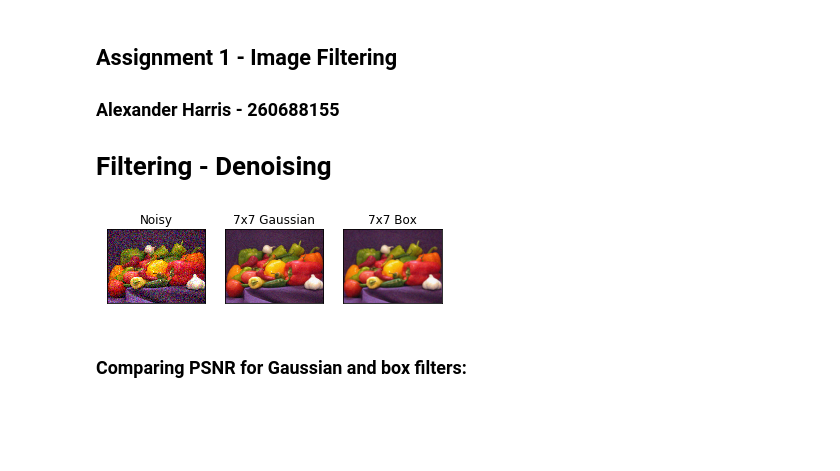
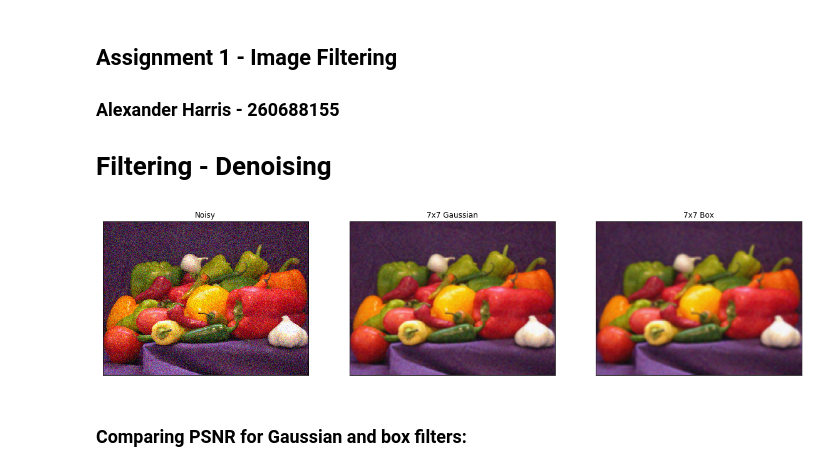
Before and after one commit to alexH2456/ECSE415, a Jupyter notebook: src/a1/Filtering-Denoising.ipynb, the cells around one changed output. Cells and saved outputs as stored; diff of their text form; code cells hidden in the pictures; blank space fills up the shorter version.

```diff
--- a/src/a1/Filtering-Denoising.ipynb
+++ b/src/a1/Filtering-Denoising.ipynb
@@ -21,15 +21,16 @@ denoised_gaussian_img = cv2.GaussianBlur(noisy_img, (7,7), math.sqrt(2))
 denoised_box_img = cv2.boxFilter(noisy_img, -1, (7,7))
 # %%
 # Display images
+plt.figure(figsize=(20, 20))
 plt.subplot(131), plt.imshow(cv2.cvtColor(noisy_img, cv2.COLOR_BGR2RGB))
 plt.title('Noisy'), plt.xticks([]), plt.yticks([])
 plt.subplot(132), plt.imshow(cv2.cvtColor(denoised_gaussian_img, cv2.COLOR_BGR2RGB))
 plt.title('7x7 Gaussian'), plt.xticks([]), plt.yticks([])
 plt.subplot(133), plt.imshow(cv2.cvtColor(denoised_box_img, cv2.COLOR_BGR2RGB))
 plt.title('7x7 Box'), plt.xticks([]), plt.yticks([])
 plt.show()
 # %% [output]
-[figure, old version]
+[figure, new version]
 # %% [markdown]
 ### Comparing PSNR for Gaussian and box filters:
 # %%
```
Also changed, not shown: parts of 3 cells of this notebook, 2 other files.
